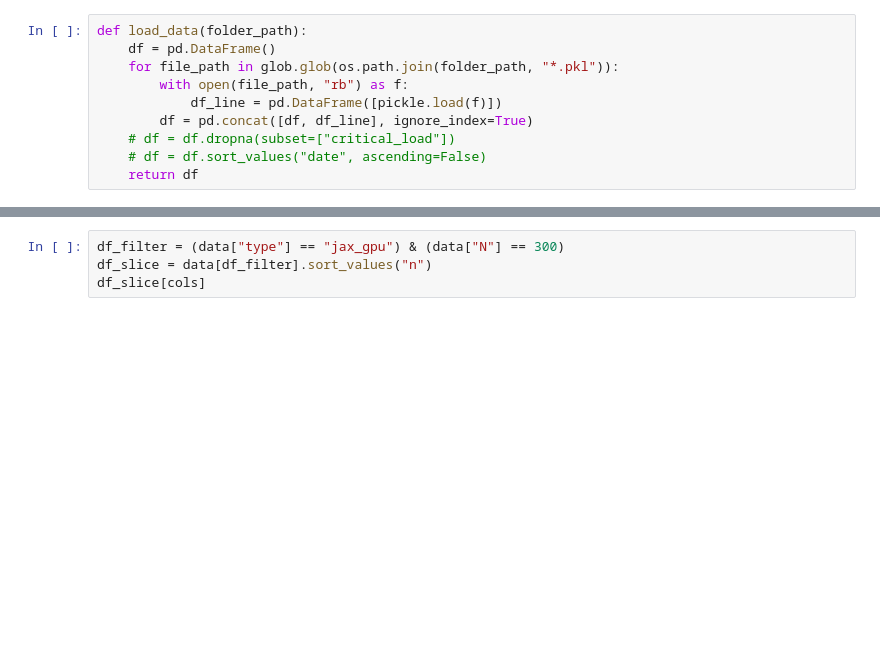
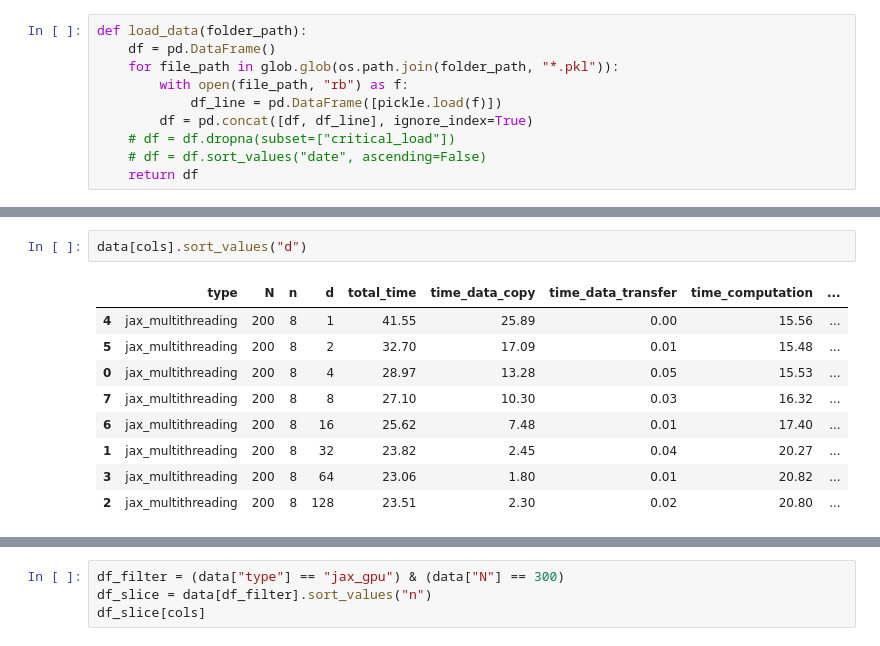
Before and after one commit to a-latyshev/dolfinx-external-operator, a Jupyter notebook: jax-gpu/analysis.ipynb, the cells around one changed output, grey strips where cells are left out. Drawn from its saved outputs; the diff is of its cells as text; blank space fills up the shorter version.

```diff
--- a/jax-gpu/analysis.ipynb
+++ b/jax-gpu/analysis.ipynb
@@ -29,0 +30,12 @@ data.head()
+# %%
+data[cols].sort_values("d")
+# %% [output]
+|  | type | N | n | d | total_time | time_data_copy | time_data_transfer | time_computation | ... |
+| 4 | jax_multithreading | 200 | 8 | 1 | 41.55 | 25.89 | 0.00 | 15.56 | ... |
+| 5 | jax_multithreading | 200 | 8 | 2 | 32.70 | 17.09 | 0.01 | 15.48 | ... |
+| 0 | jax_multithreading | 200 | 8 | 4 | 28.97 | 13.28 | 0.05 | 15.53 | ... |
+| 7 | jax_multithreading | 200 | 8 | 8 | 27.10 | 10.30 | 0.03 | 16.32 | ... |
+| 6 | jax_multithreading | 200 | 8 | 16 | 25.62 | 7.48 | 0.01 | 17.40 | ... |
+| 1 | jax_multithreading | 200 | 8 | 32 | 23.82 | 2.45 | 0.04 | 20.27 | ... |
+| 3 | jax_multithreading | 200 | 8 | 64 | 23.06 | 1.80 | 0.01 | 20.82 | ... |
+| 2 | jax_multithreading | 200 | 8 | 128 | 23.51 | 2.30 | 0.02 | 20.80 | ... |
```
Also changed, not shown: parts of 4 cells of this notebook, 2 other files.
